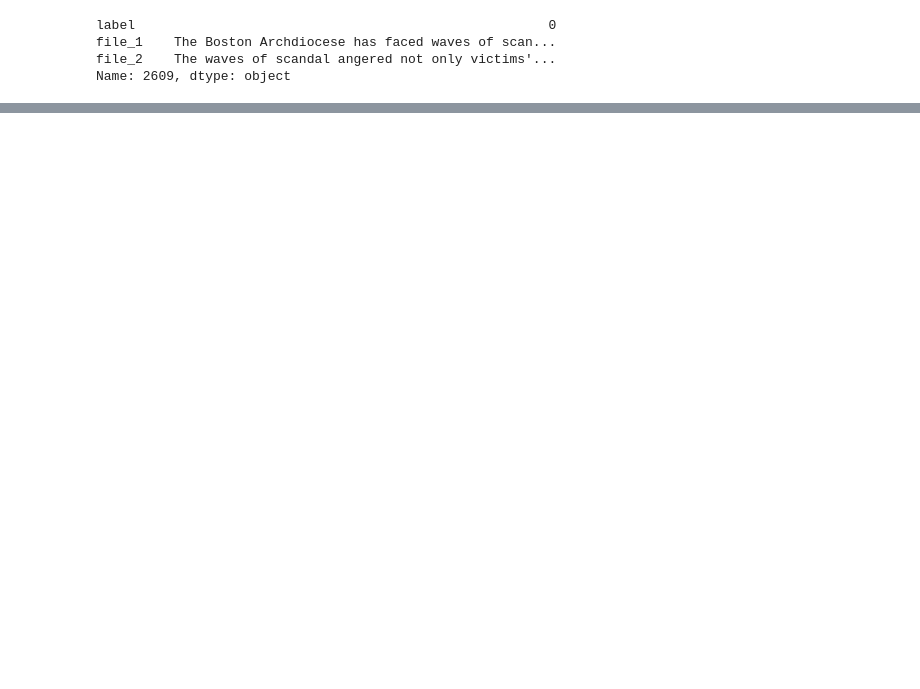
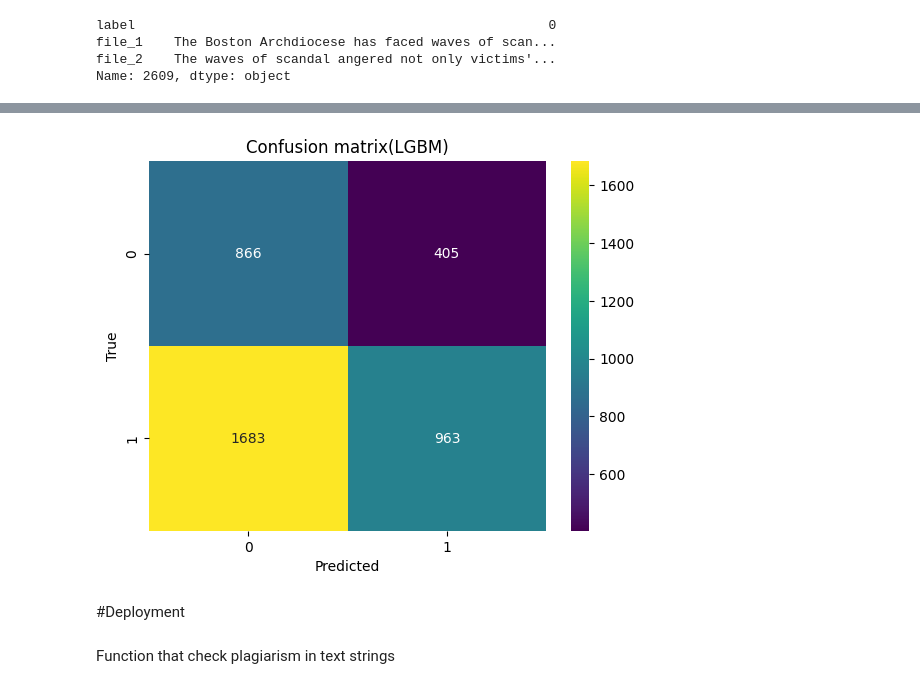
Before and after one commit to Shweta-singh1/QUILL__GUARD, a Jupyter notebook: Transformer_all_MiniLM.ipynb, the cells around one changed output, grey strips where cells are left out. Drawn from its saved outputs; the diff is of its cells as text; code cells hidden in the pictures; blank space fills up the shorter version.

```diff
--- a/Transformer_all_MiniLM.ipynb
+++ b/Transformer_all_MiniLM.ipynb
@@ -312,0 +279,18 @@ Accuracy: 0.6704110288486086
+# %%
+y_test=results_df['actual_label']
+y_pred=results_df['predicted_label']
+# %%
+from sklearn.metrics import confusion_matrix
+cm2 = confusion_matrix(y_test, y_pred)
+# create heatmap
+sns.heatmap(cm2, annot=True, cmap="viridis", fmt="d")
+plt.xlabel("Predicted")
+plt.ylabel("True")
+plt.title("Confusion matrix(LGBM)")
+plt.show()
+# %% [output]
+[figure, added]
+# %% [markdown]
+#Deployment
+# %% [markdown]
+Function that check plagiarism in text strings
```
Also changed, not shown: parts of 44 cells of this notebook.
